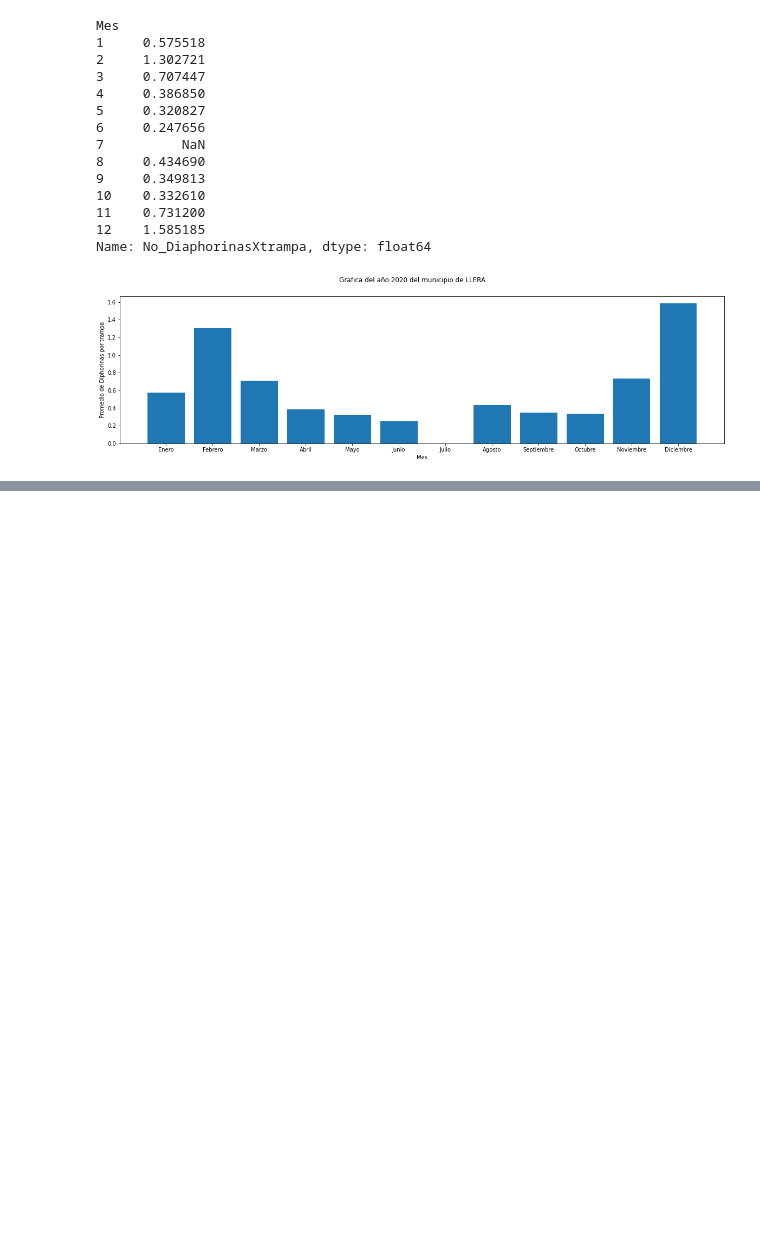
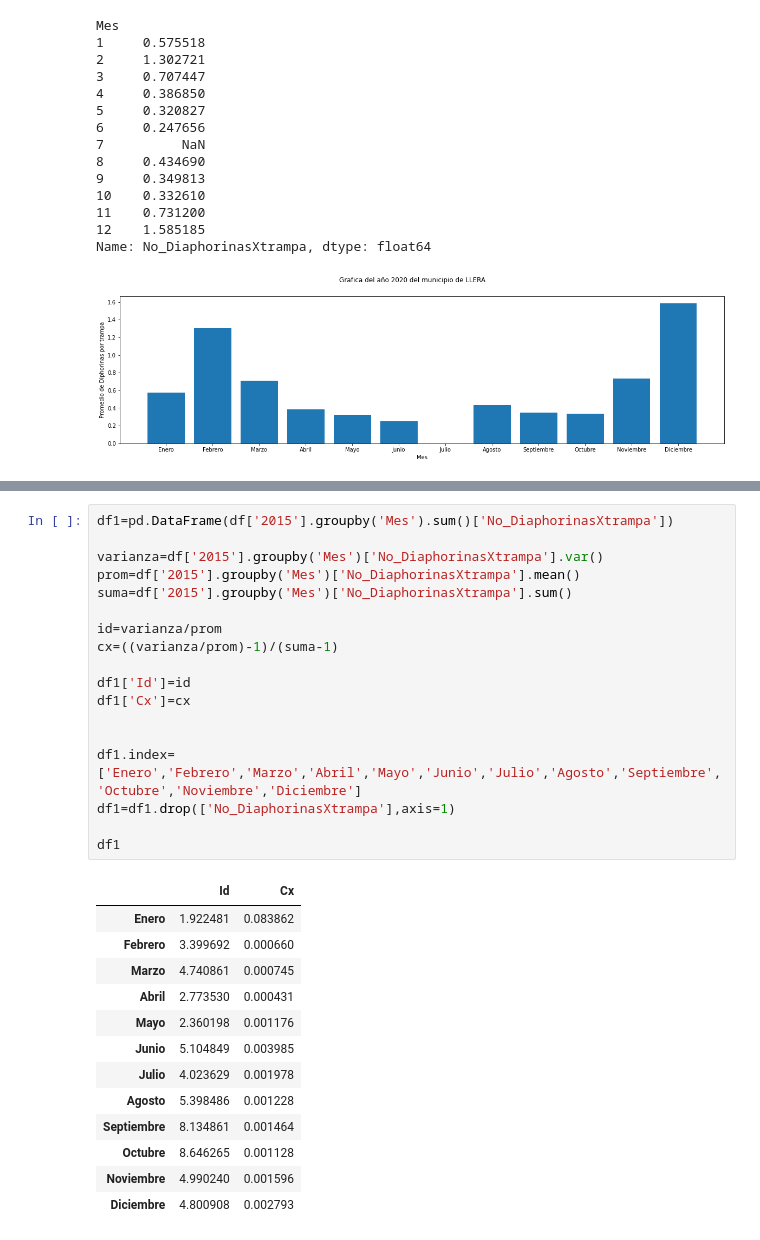
Before and after one commit to HugoMagos0725/Analisis_de_datos, a Jupyter notebook: Proyecto1_Estadistica_Descriptiva.ipynb, the cells around one changed output, grey strips where cells are left out. Saved outputs shown, nothing was run; the diff lists cells and outputs as text; blank space fills up the shorter version.

```diff
--- a/Proyecto1_Estadistica_Descriptiva.ipynb
+++ b/Proyecto1_Estadistica_Descriptiva.ipynb
@@ -99,0 +104,32 @@ Name: No_DiaphorinasXtrampa, dtype: float64
+# %%
+df1=pd.DataFrame(df['2015'].groupby('Mes').sum()['No_DiaphorinasXtrampa'])
+
+varianza=df['2015'].groupby('Mes')['No_DiaphorinasXtrampa'].var()
+prom=df['2015'].groupby('Mes')['No_DiaphorinasXtrampa'].mean()
+suma=df['2015'].groupby('Mes')['No_DiaphorinasXtrampa'].sum()
+
+id=varianza/prom
+cx=((varianza/prom)-1)/(suma-1)
+
+df1['Id']=id
+df1['Cx']=cx
+
+
+df1.index=['Enero','Febrero','Marzo','Abril','Mayo','Junio','Julio','Agosto','Septiembre','Octubre','Noviembre','Diciembre']
+df1=df1.drop(['No_DiaphorinasXtrampa'],axis=1)
+
+df1
+# %% [output]
+|  | Id | Cx |
+| Enero | 1.922481 | 0.083862 |
+| Febrero | 3.399692 | 0.000660 |
+| Marzo | 4.740861 | 0.000745 |
+| Abril | 2.773530 | 0.000431 |
+| Mayo | 2.360198 | 0.001176 |
+| Junio | 5.104849 | 0.003985 |
+| Julio | 4.023629 | 0.001978 |
+| Agosto | 5.398486 | 0.001228 |
+| Septiembre | 8.134861 | 0.001464 |
+| Octubre | 8.646265 | 0.001128 |
+| Noviembre | 4.990240 | 0.001596 |
+| Diciembre | 4.800908 | 0.002793 |
```
Also changed, not shown: parts of 1 cell of this notebook.
